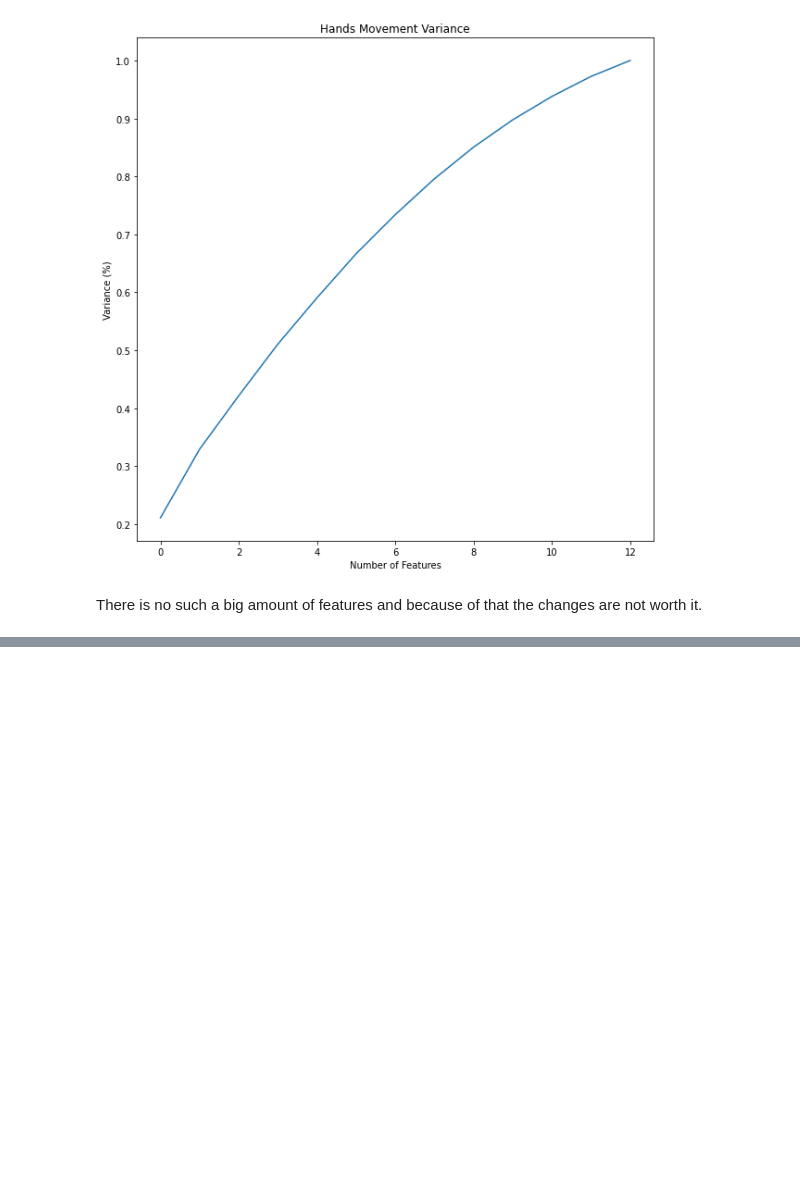
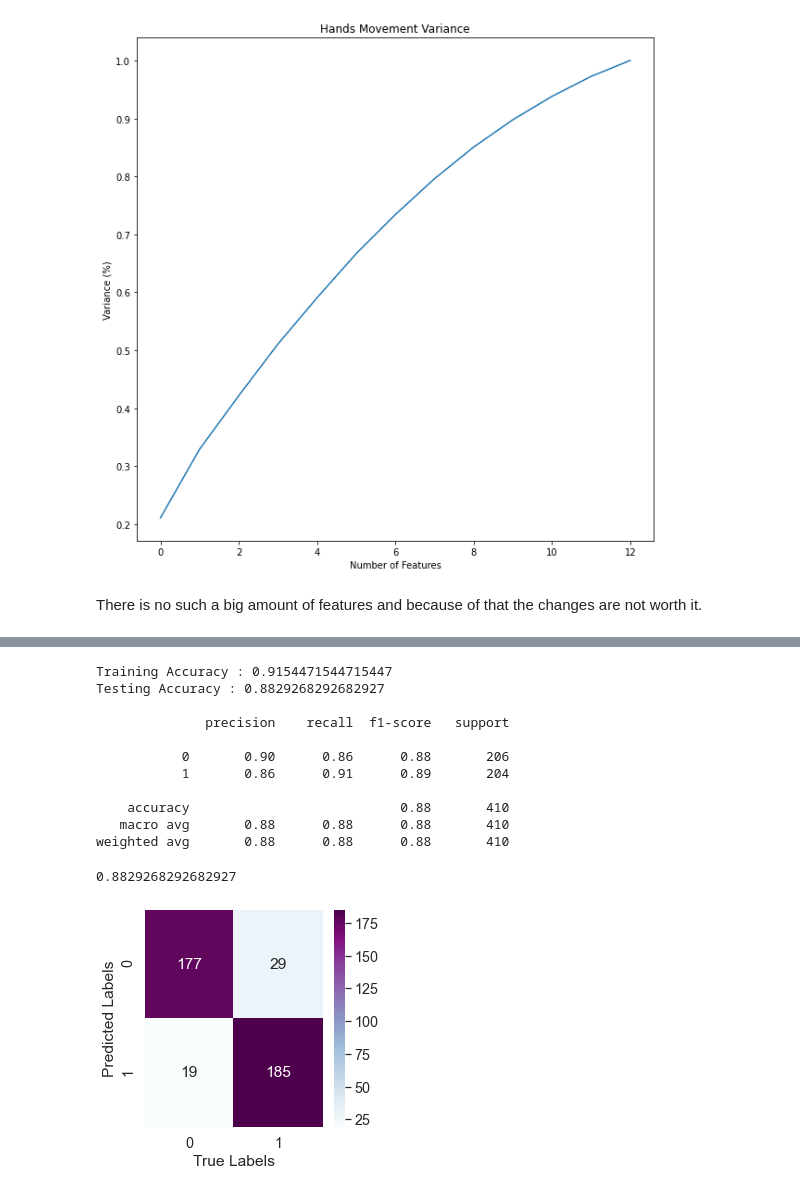
Before and after one commit to Esther-Bi/Data-Simulation-Semester-B-2021-Final-Project, a Jupyter notebook: Notebook 1 - Classification Heart Disease - Semester B.ipynb, the cells around one changed output, grey strips where cells are left out. Drawn from its saved outputs; the diff is of its cells as text; code cells hidden in the pictures; blank space fills up the shorter version.

```diff
--- a/Notebook 1 - Classification Heart Disease - Semester B.ipynb
+++ b/Notebook 1 - Classification Heart Disease - Semester B.ipynb
@@ -701,0 +668,16 @@ weighted avg       0.95      0.94      0.94       398
+# %%
+conf_score(AdaBoostClassifier())
+# %% [output]
+Training Accuracy : 0.9154471544715447
+Testing Accuracy : 0.8829268292682927
+
+              precision    recall  f1-score   support
+
+           0       0.90      0.86      0.88       206
+           1       0.86      0.91      0.89       204
+
+    accuracy                           0.88       410
+   macro avg       0.88      0.88      0.88       410
+weighted avg       0.88      0.88      0.88       410
+0.8829268292682927
+[figure, added]
```
Also changed, not shown: parts of 27 cells of this notebook.
